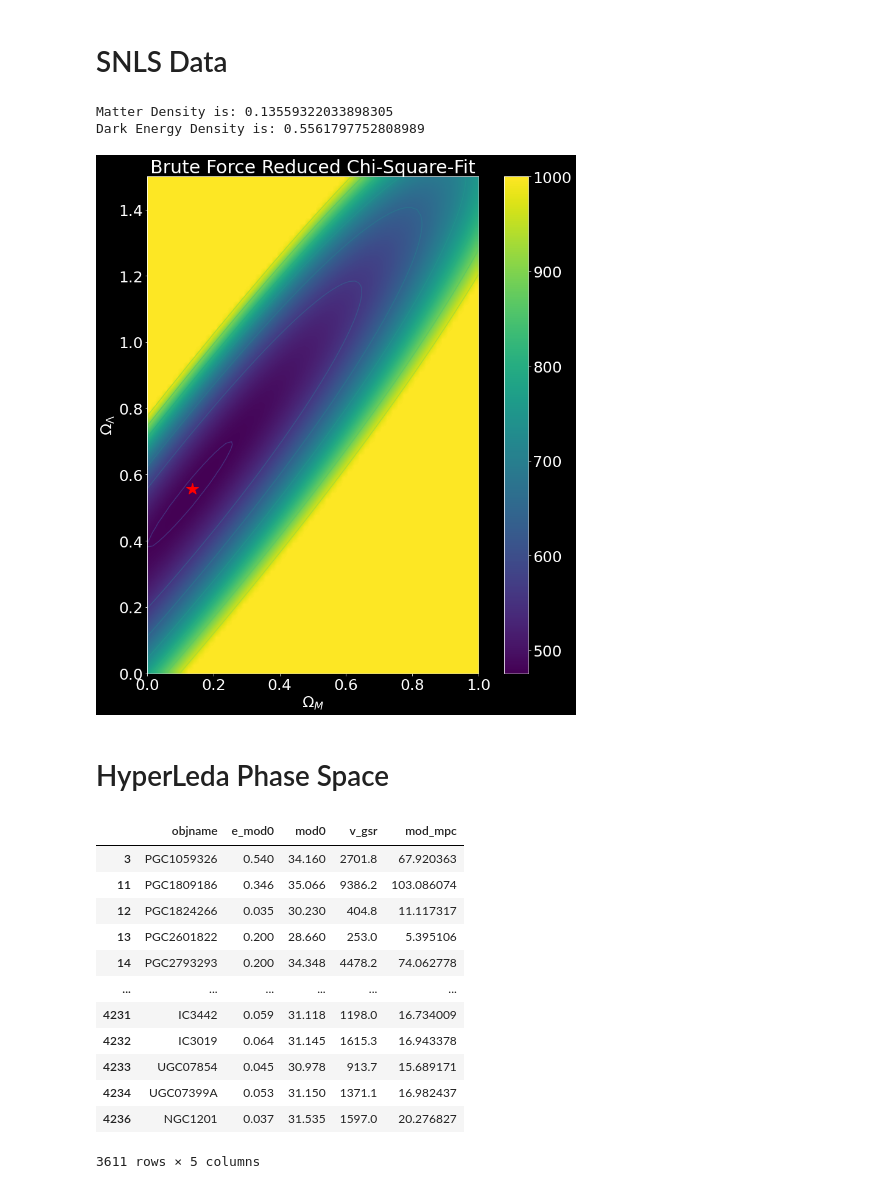
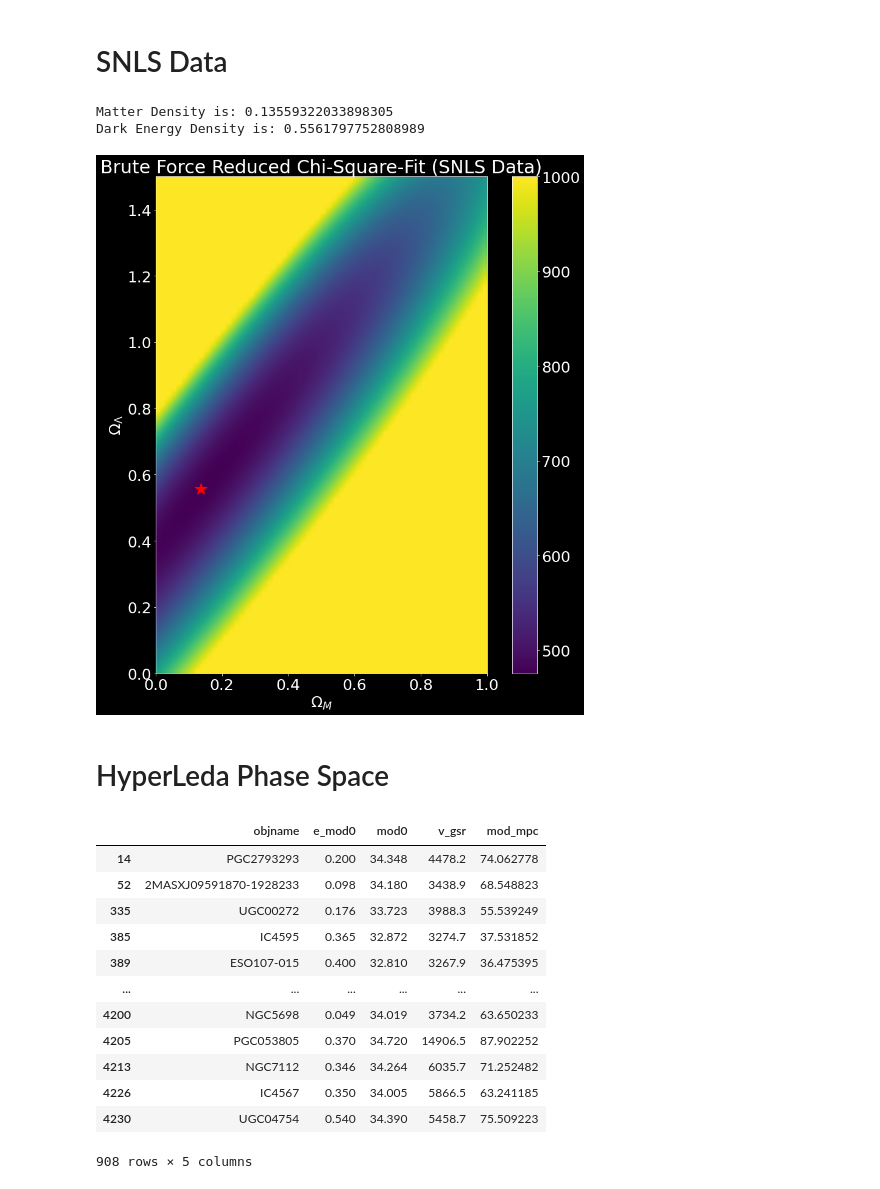
Before and after one commit to bpeck114/c161_project, a Jupyter notebook: dex/Phase_Space_Plots.ipynb, the cells around one changed output. Saved outputs shown, nothing was run; the diff lists cells and outputs as text; code cells hidden in the pictures.

```diff
--- a/dex/Phase_Space_Plots.ipynb
+++ b/dex/Phase_Space_Plots.ipynb
@@ -13,17 +13,17 @@ plt.style.use("dark_background")
 # %%
-data = np.genfromtxt('SCPUnion2.1_mu_vs_z.txt')
+data_scp = np.genfromtxt('SCPUnion2.1_mu_vs_z.txt')
 # %%
-redshift = data.T[1]
-dist_mod = data.T[2] #pc
-dist_mod_err = data.T[3] #pc
+redshift = data_scp.T[1]
+dist_mod = data_scp.T[2] #pc
+dist_mod_err = data_scp.T[3] #pc
 
 redshift_size = 0.001
 redshift_guess = np.arange(redshift_size,2.0,redshift_size)
 
-c = 299792.   # km/s
-indx = redshift<0.05
+c = 299792.
+indx = redshift<0.03
 H0 = (c*1.e6/10.**(dist_mod[indx]/5.+1)*redshift[indx]).mean()
-# horizon distance
+print(H0)
 dH = c/H0
 ms = 5.0*np.log10(dH*redshift)
 m0 = np.sum((dist_mod[indx]-ms[indx])/dist_mod_err[indx]**2)/np.sum(1./dist_mod_err[indx]**2)
@@ -109,17 +96,17 @@ Dark Energy Density is: 0.38764044943820225
 # %% [markdown]
 # SNLS Data
 # %%
-data = np.genfromtxt('snls_3rdyear_lcparams.txt')
-redshift = data.T[1]  # CMB-frame redshift
+data_snls = np.genfromtxt('snls_3rdyear_lcparams.txt')
+redshift = data_snls.T[1]  # CMB-frame redshift
 alpha = 1.4 # fit params
 beta = 3.2 # fit params
-b_band_lum = data.T[4]
-color_measure = data.T[8]
-stretch_factor = data.T[6]
-stretch_factor_error = data.T[7]
-b_band_lum_err = data.T[5]
-redshift = data.T[1]
-color_error = data.T[9]
+b_band_lum = data_snls.T[4]
+color_measure = data_snls.T[8]
+stretch_factor = data_snls.T[6]
+stretch_factor_error = data_snls.T[7]
+b_band_lum_err = data_snls.T[5]
+redshift = data_snls.T[1]
+color_error = data_snls.T[9]
 dist_mod = b_band_lum + alpha * (stretch_factor - 1) - beta * color_measure + 19
 dist_mod_err = np.sqrt(b_band_lum_err**2 + (alpha*stretch_factor_error)**2 + (beta*color_error)**2)
 
@@ -130,7 +117,6 @@ redshift_guess = np.arange(redshift_size,2.0,redshift_size)
 c = 299792.   # km/s
 indx = redshift<0.05
 H0 = (c*1.e6/10.**(dist_mod[indx]/5.+1)*redshift[indx]).mean()
-# horizon distance
 dH = c/H0
 ms = 5.0*np.log10(dH*redshift)
 m0 = np.sum((dist_mod[indx]-ms[indx])/dist_mod_err[indx]**2)/np.sum(1./dist_mod_err[indx]**2)
@@ -143,7 +129,7 @@ def redshift_pred(omega_m,omega_L,z):
     comoving_distance = np.cumsum(1./np.sqrt(omega_total))*redshift_size
     if (omega_k < 0.):
         trans_comoving = np.sin(np.sqrt(-omega_k)*comoving_distance)/np.sqrt(-omega_k)
-        trans_comoving[trans_comoving < 0.0001] = 0.0001  # what if this goes negative?
+        trans_comoving[trans_comoving < 0.0001] = 0.0001
     elif (omega_k > 0.):
         trans_comoving = np.sinh(np.sqrt(omega_k)*comoving_distance)/np.sqrt(omega_k)
     else:
@@ -153,90 +139,78 @@ def redshift_pred(omega_m,omega_L,z):
     return ms
 
 
-# construct a 2D grid in Om_M, Om_Lambda:
 Nomega_m = 60
 Nomega_L = 90
 omega_ms = np.linspace(0.0,1.0,Nomega_m)
 omega_Ls = np.linspace(0.,1.5,Nomega_L)
 X, Y = np.meshgrid(omega_ms,omega_Ls)
 
-# initialize a chisq surface in this space:
 Zmax = 1000.
 Z = np.ones((Nomega_L,Nomega_m))*Zmax
 
-# loop over points (cosmologies) in this space
 for i in np.arange(Nomega_m):
     for j in np.arange(Nomega_L):
-    # get predicted magnitudes for this cosmology
         ms = redshift_pred(omega_ms[i],omega_Ls[j],redshift)
-        # construct a chisq between the theory and the data
         chiv = (dist_mod-ms)/dist_mod_err
         chisq = np.sum(chiv[~indx]**2)
-        # print omega_m,omega_L,omega_k,chisq,ndof
         Z[j,i] = min(chisq,Zmax)
 
-# find the minimum chisq
 chimin = Z.min()
-# and the values of the parameters at the minimum
 am  = np.unravel_index(Z.argmin(), Z.shape)
 omega_m = X[am]
 omega_L = Y[am]
 omega_k = 1.-omega_m-omega_L
 print("Matter Density is:", omega_m)
 print("Dark Energy Density is:", omega_L)
 
 mc = redshift_pred(omega_m,omega_L,redshift_guess)
 
-# find the contour of "no big bang"
 b = []
 for omega_m in omega_ms:
     for omega_L in omega_Ls:
         if (np.sum((omega_m*(1+redshift_guess)**3+(1.-omega_m-omega_L)*(1+redshift_guess)**2+omega_L) < 0.)):
             b.append((omega_m,omega_L))
             break
 b = np.array(b)
 
-# plot the chisq and contours
 plt.figure(figsize = (15,15))
 im = plt.imshow(Z, interpolation='bilinear', origin='lower', \
                 cmap='viridis', extent=(0.,1.0,0.,1.5))
 plt.colorbar()
-CS = plt.contour(X, Y, Z)
-CS.levels = [chimin+1., chimin+2., chimin+3.]
-# plot the minimum
 plt.plot(X[am],Y[am],'r*',markersize=20)
-# plot the "no big bang" boundary
 plt.xlabel(r'$\Omega_M$')
 plt.ylabel(r'$\Omega_\Lambda$')
-plt.title('Brute Force Reduced Chi-Square-Fit')
+plt.title('Brute Force Reduced Chi-Square-Fit (SNLS Data)')
+
 plt.show()
 # %% [output]
 Matter Density is: 0.13559322033898305
 Dark Energy Density is: 0.5561797752808989
-[figure, old version]
+[figure, new version]
 # %% [markdown]
 # HyperLeda Phase Space
 # %%
 import pandas as pd
 # %%
 df = pd.read_csv('HyperLeda_Updated.csv').dropna()
-df = df.where(df.where(df['mod_mpc']<120).dropna()['v_gsr']<15000).dropna()
+df = df.where(df.where(df['mod_mpc']<100).dropna()['v_gsr']<15000).dropna()
+df = df.where(df['v_gsr']/3e5>0.01).dropna()
 df = df.where(df['v_gsr']/3e5>0).dropna()
 df
 # %% [output]
 |  | objname | e_mod0 | mod0 | v_gsr | mod_mpc |
-| 3 | PGC1059326 | 0.540 | 34.160 | 2701.8 | 67.920363 |
-| 11 | PGC1809186 | 0.346 | 35.066 | 9386.2 | 103.086074 |
-| 12 | PGC1824266 | 0.035 | 30.230 | 404.8 | 11.117317 |
-| 13 | PGC2601822 | 0.200 | 28.660 | 253.0 | 5.395106 |
 | 14 | PGC2793293 | 0.200 | 34.348 | 4478.2 | 74.062778 |
+| 52 | 2MASXJ09591870-1928233 | 0.098 | 34.180 | 3438.9 | 68.548823 |
+| 335 | UGC00272 | 0.176 | 33.723 | 3988.3 | 55.539249 |
+| 385 | IC4595 | 0.365 | 32.872 | 3274.7 | 37.531852 |
+| 389 | ESO107-015 | 0.400 | 32.810 | 3267.9 | 36.475395 |
 | ... | ... | ... | ... | ... | ... |
-| 4231 | IC3442 | 0.059 | 31.118 | 1198.0 | 16.734009 |
-| 4232 | IC3019 | 0.064 | 31.145 | 1615.3 | 16.943378 |
-| 4233 | UGC07854 | 0.045 | 30.978 | 913.7 | 15.689171 |
-| 4234 | UGC07399A | 0.053 | 31.150 | 1371.1 | 16.982437 |
-| 4236 | NGC1201 | 0.037 | 31.535 | 1597.0 | 20.276827 |
+| 4200 | NGC5698 | 0.049 | 34.019 | 3734.2 | 63.650233 |
+| 4205 | PGC053805 | 0.370 | 34.720 | 14906.5 | 87.902252 |
+| 4213 | NGC7112 | 0.346 | 34.264 | 6035.7 | 71.252482 |
+| 4226 | IC4567 | 0.350 | 34.005 | 5866.5 | 63.241185 |
+| 4230 | UGC04754 | 0.540 | 34.390 | 5458.7 | 75.509223 |
-3611 rows × 5 columns
+908 rows × 5 columns
 # %%
 redshift = np.array(df['v_gsr']/3e5)
 dist_mod = np.array(df['mod0'])
```
Also changed, not shown: parts of 6 cells of this notebook, 2 other files.
